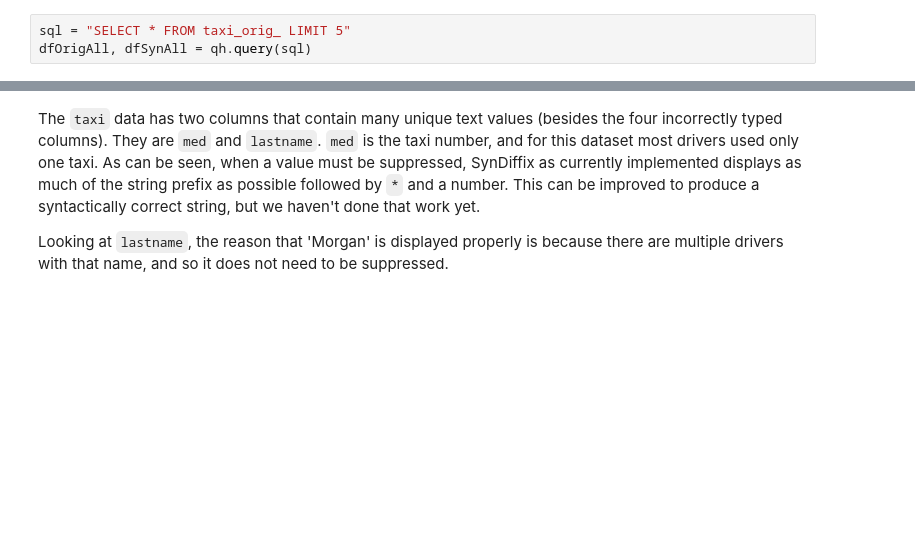
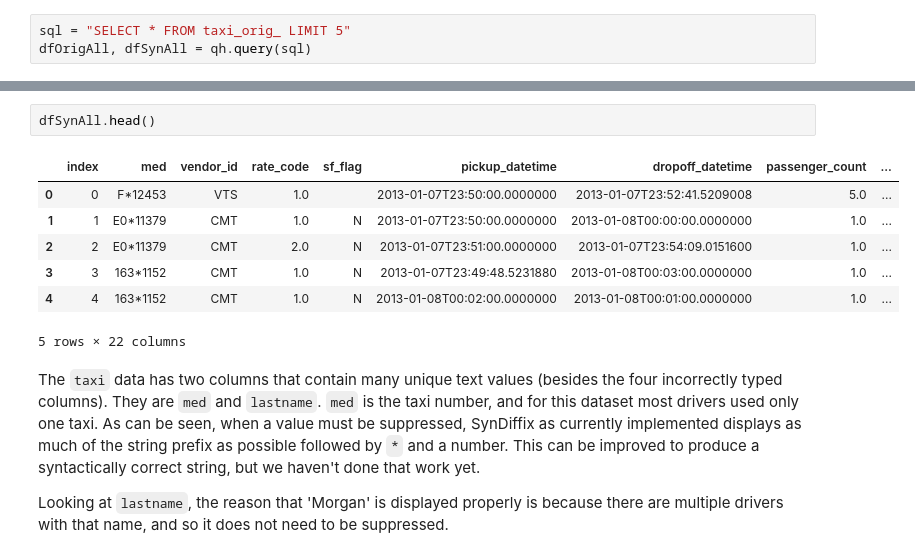
Before and after one commit to diffix/test-syndiffix, a Jupyter notebook: test_syndiffix/combs_demo/demo.ipynb, the cells around one changed output, grey strips where cells are left out. Cells and saved outputs as stored; diff of their text form; blank space fills up the shorter version.

```diff
--- a/test_syndiffix/combs_demo/demo.ipynb
+++ b/test_syndiffix/combs_demo/demo.ipynb
@@ -214,3 +208,13 @@ print(dfSynAll.to_string())
+# %%
+dfSynAll.head()
+# %% [output]
+|  | index | med | vendor_id | rate_code | sf_flag | pickup_datetime | dropoff_datetime | passenger_count | ... |
+| 0 | 0 | F*12453 | VTS | 1.0 |  | 2013-01-07T23:50:00.0000000 | 2013-01-07T23:52:41.5209008 | 5.0 | ... |
+| 1 | 1 | E0*11379 | CMT | 1.0 | N | 2013-01-07T23:50:00.0000000 | 2013-01-08T00:00:00.0000000 | 1.0 | ... |
+| 2 | 2 | E0*11379 | CMT | 2.0 | N | 2013-01-07T23:51:00.0000000 | 2013-01-07T23:54:09.0151600 | 1.0 | ... |
+| 3 | 3 | 163*1152 | CMT | 1.0 | N | 2013-01-07T23:49:48.5231880 | 2013-01-08T00:03:00.0000000 | 1.0 | ... |
+| 4 | 4 | 163*1152 | CMT | 1.0 | N | 2013-01-08T00:02:00.0000000 | 2013-01-08T00:01:00.0000000 | 1.0 | ... |
+5 rows × 22 columns
 # %% [markdown]
 The `taxi` data has two columns that contain many unique text values (besides the four incorrectly typed columns). They are `med` and `lastname`. `med` is the taxi number, and for this dataset most drivers used only one taxi. As can be seen, when a value must be suppressed, SynDiffix as currently implemented displays as much of the string prefix as possible followed by `*` and a number. This can be improved to produce a syntactically correct string, but we haven't done that work yet.
 
```
Also changed, not shown: parts of 23 cells of this notebook.
